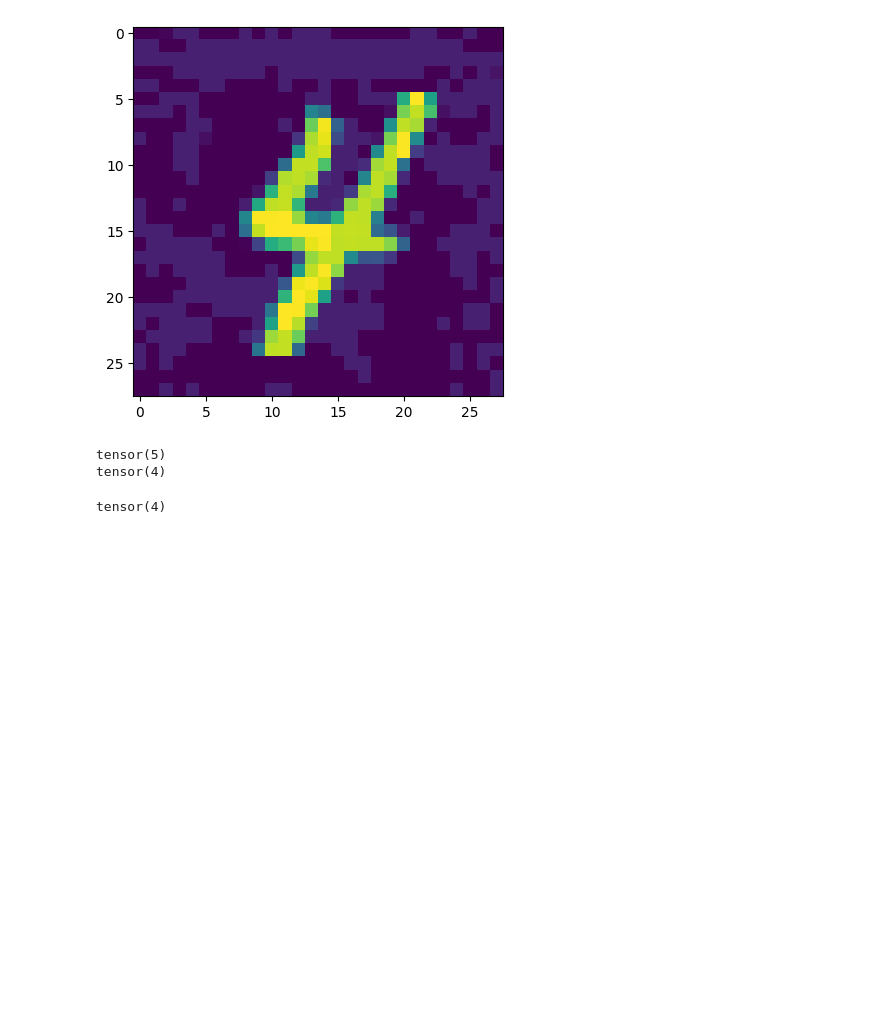
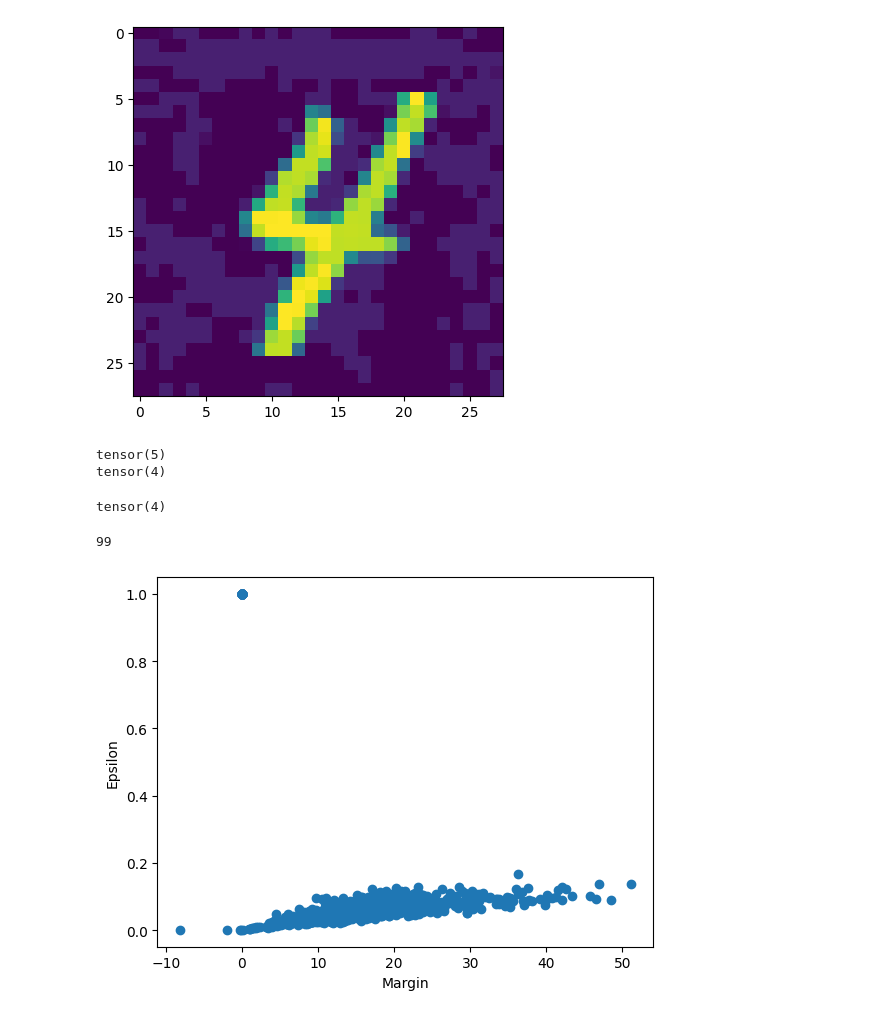
Before and after one commit to usaginoki/MATH_519_Project, a Jupyter notebook: targeted_fgsm.ipynb, the cells around one changed output. Drawn from its saved outputs; the diff is of its cells as text; code cells hidden in the pictures; blank space fills up the shorter version.

Commit message:
Add files via upload
Added a function to find margin-epsilon pairs
A graph that displays relationship between margins and epsilons

```diff
--- a/targeted_fgsm.ipynb
+++ b/targeted_fgsm.ipynb
@@ -182,3 +194,47 @@ perturbed_data = create_targeted_adversarial_examples(net, X[2].view(-1, 28*28),
 net(perturbed_data).argmax()
 # %% [output]
 tensor(4)
+# %%
+# create set from m random images of each class in the test set
+m = 10
+images = []
+labels = []
+for i in range(10):
+    count = 0
+    for data in testset:
+        X, y = data
+        if (y[0] == i):
+            images.append(X[0].view(-1, 28*28))
+            labels.append(y[0])
+            count += 1
+        if (count == m):
+            break
+images = torch.stack(images)
+labels = torch.tensor(labels)
+
+# create a dataframe to store the margins and epsilons
+margins = []
+epsilons = []
+
+# loop through the images
+for i in range(10*m):
+    clear_output(wait=True)
+    print(i)
+    # get the margin-epsilon pairs
+    margin, epsilon = margin_epsilons(net, images[i], labels[i], steps=100, max_iter=10)
+    # add the margin-epsilon pairs to the dataframe
+    margins.append(margin)
+    epsilons.append(epsilon)
+
+margins = np.array(margins).flatten()
+epsilons = np.array(epsilons).flatten()
+# %% [output]
+99
+# %%
+#plot the margins and epsilons
+plt.scatter(margins, epsilons)
+plt.ylabel("Epsilon")
+plt.xlabel("Margin")
+plt.show()
+# %% [output]
+[figure, added]
```
Also changed, not shown: parts of 4 cells of this notebook.
